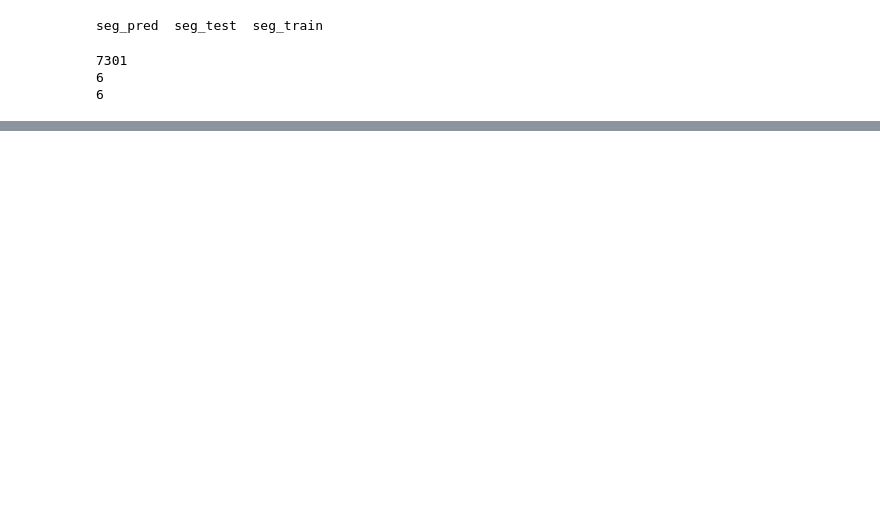
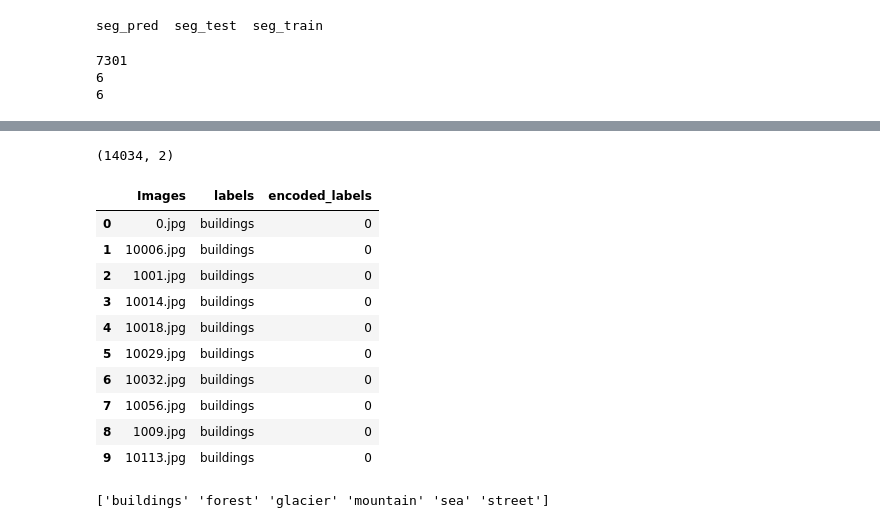
Before and after one commit to ZahraDehghani99/AI-Internship, a Jupyter notebook: Phase02_Intro_to_NN/Phase02_Intro_to_NN.ipynb, the cells around one changed output, grey strips where cells are left out. Saved outputs shown, nothing was run; the diff lists cells and outputs as text; code cells hidden in the pictures; blank space fills up the shorter version.

```diff
--- a/Phase02_Intro_to_NN/Phase02_Intro_to_NN.ipynb
+++ b/Phase02_Intro_to_NN/Phase02_Intro_to_NN.ipynb
@@ -764,0 +804,39 @@ print(len(os.listdir('/content/drive/MyDrive/AI-Internship/IntelImage/seg_test/s
+# %%
+image_train = []
+label_train = []
+
+for folder in os.listdir(os.path.join(base_path,'seg_train/seg_train')):
+
+  if folder == 'buildings':
+    for img in os.listdir(os.path.join(base_path,'seg_train/seg_train', folder)):
+      image_train.append(img)
+      label_train.append('buildings')
+
+  if folder == 'forest':
+    for img in os.listdir(os.path.join(base_path,'seg_train/seg_train', folder)):
+      image_train.append(img)
+      label_train.append('forest')
+
+  if folder == 'glacier':
+    for img in os.listdir(os.path.join(base_path,'seg_train/seg_train', folder)):
+      image_train.append(img)
+      label_train.append('glacier')
+
+  if folder == 'mountain':
+    for img in os.listdir(os.path.join(base_path,'seg_train/seg_train', folder)):
+      image_train.append(img)
+      label_train.append('mountain')
+
+  if folder == 'sea':
+    for img in os.listdir(os.path.join(base_path,'seg_train/seg_train', folder)):
+      image_train.append(img)
+      label_train.append('sea')
+
+  if folder == 'street':
+    for img in os.listdir(os.path.join(base_path,'seg_train/seg_train', folder)):
+      image_train.append(img)
+      label_train.append('street')
+
+data_train= {'Images': image_train, 'labels':label_train}
+data_train=pd.DataFrame(data_train)
+print(data_train.head(10))
@@ -764,0 +866,25 @@ print(len(os.listdir('/content/drive/MyDrive/AI-Internship/IntelImage/seg_test/s
+# %%
+data_train.shape
+# %% [output]
+(14034, 2)
+# %%
+# Encoding the string labels to digits
+encoder= LabelEncoder()
+data_train['encoded_labels']= encoder.fit_transform(data_train['labels'])
+data_train.head(10)
+# %% [output]
+|  | Images | labels | encoded_labels |
+| 0 | 0.jpg | buildings | 0 |
+| 1 | 10006.jpg | buildings | 0 |
+| 2 | 1001.jpg | buildings | 0 |
+| 3 | 10014.jpg | buildings | 0 |
+| 4 | 10018.jpg | buildings | 0 |
+| 5 | 10029.jpg | buildings | 0 |
+| 6 | 10032.jpg | buildings | 0 |
+| 7 | 10056.jpg | buildings | 0 |
+| 8 | 1009.jpg | buildings | 0 |
+| 9 | 10113.jpg | buildings | 0 |
+# %%
+print(encoder.classes_)
+# %% [output]
+['buildings' 'forest' 'glacier' 'mountain' 'sea' 'street']
```
Also changed, not shown: parts of 36 cells of this notebook.
